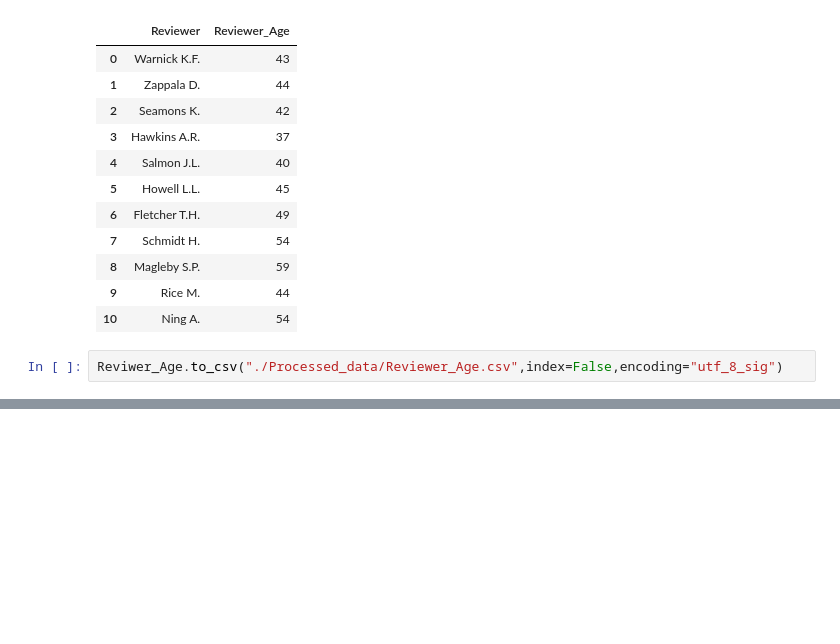
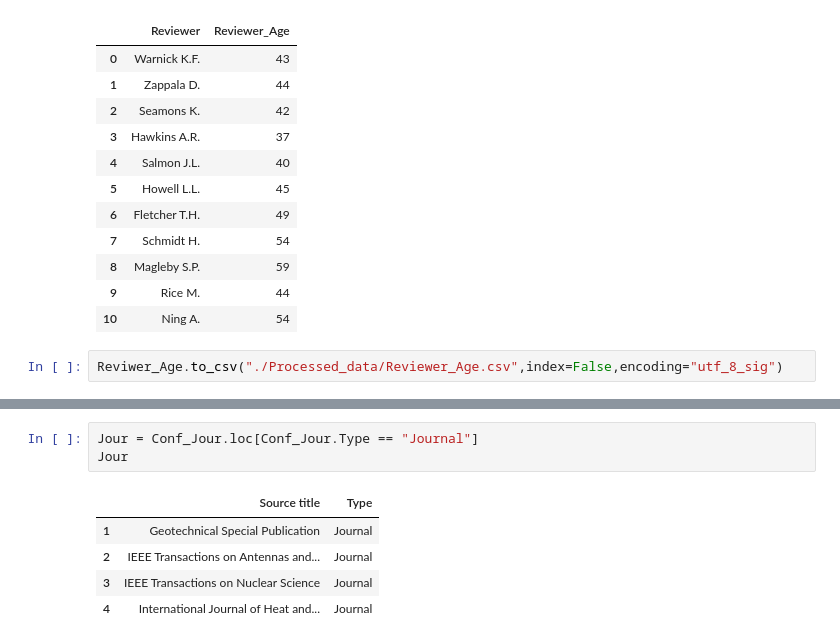
Before and after one commit to SYusupov/SDM_Lab3_GraphDB, a Jupyter notebook: data/Generate_Additional_Attributes.ipynb, the cells around one changed output, grey strips where cells are left out. Drawn from its saved outputs; the diff is of its cells as text; blank space fills up the shorter version.

```diff
--- a/data/Generate_Additional_Attributes.ipynb
+++ b/data/Generate_Additional_Attributes.ipynb
@@ -283,0 +300,9 @@ Reviwer_Age.to_csv("./Processed_data/Reviewer_Age.csv",index=False,encoding="utf
+# %%
+Jour = Conf_Jour.loc[Conf_Jour.Type == "Journal"]
+Jour
+# %% [output]
+|  | Source title | Type |
+| 1 | Geotechnical Special Publication | Journal |
+| 2 | IEEE Transactions on Antennas and... | Journal |
+| 3 | IEEE Transactions on Nuclear Science | Journal |
+| 4 | International Journal of Heat and... | Journal |
```
Also changed, not shown: parts of 7 cells of this notebook, 2 other files.
